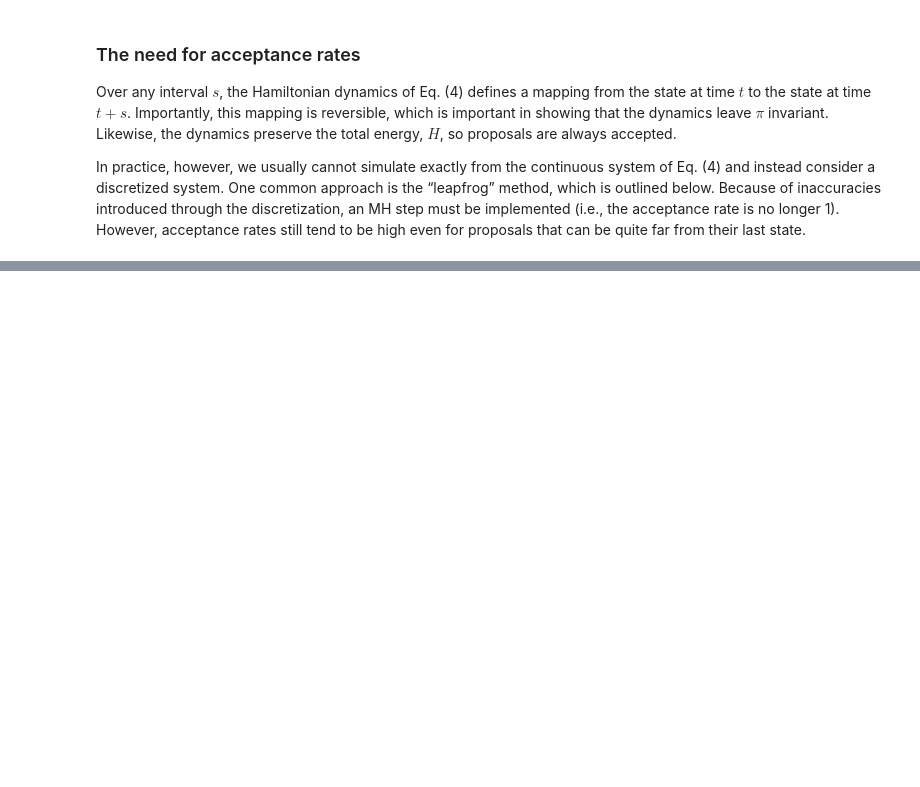
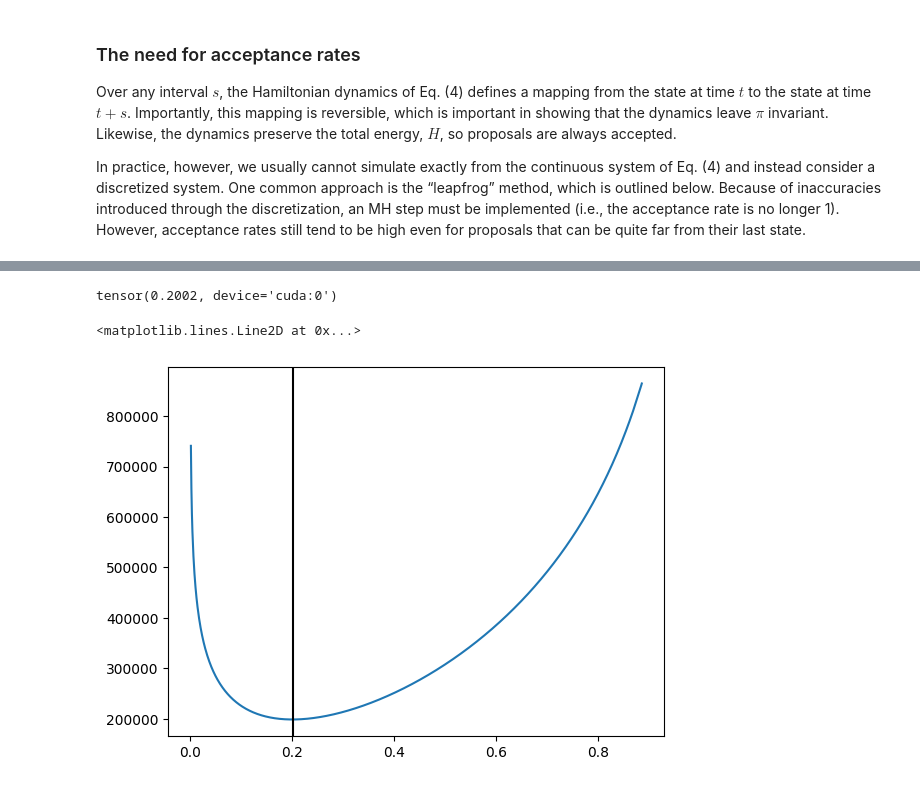
Before and after one commit to JanSchering/Thesis, a Jupyter notebook: si_model/Hamiltonian_MC.ipynb, the cells around one changed output, grey strips where cells are left out. Drawn from its saved outputs; the diff is of its cells as text; code cells hidden in the pictures; blank space fills up the shorter version.

```diff
--- a/si_model/Hamiltonian_MC.ipynb
+++ b/si_model/Hamiltonian_MC.ipynb
@@ -110,0 +176,24 @@ plt.show()
+# %%
+from likelihoods import spread_likelihood, transition_likelihood, neg_log_likelihood
+betas = t.linspace(0.0, 1.0, 1000)
+betas = betas.cuda()
+X = dataset[:,0]
+X = X.cuda()
+Y_obs = dataset[:,1]
+Y_obs = Y_obs.cuda()
+likelihoods = []
+for beta in tqdm(betas):
+    beta.requires_grad_()
+    L = spread_likelihood(X, beta)
+    P = transition_likelihood(L, X, Y_obs)
+    likelihood = neg_log_likelihood(P)
+    likelihoods.append(likelihood.detach().clone().cpu())
+# %%
+plt.plot(betas.cpu(), t.tensor(likelihoods))
+min_l = min(likelihoods)
+print(betas[likelihoods.index(min_l)])
+plt.axvline(x=betas[likelihoods.index(min_l)].cpu(), color='black')
+# %% [output]
+tensor(0.2002, device='cuda:0')
+<matplotlib.lines.Line2D at 0x...>
+[figure, added]
```
Also changed, not shown: parts of 18 cells of this notebook, 2 other files.
